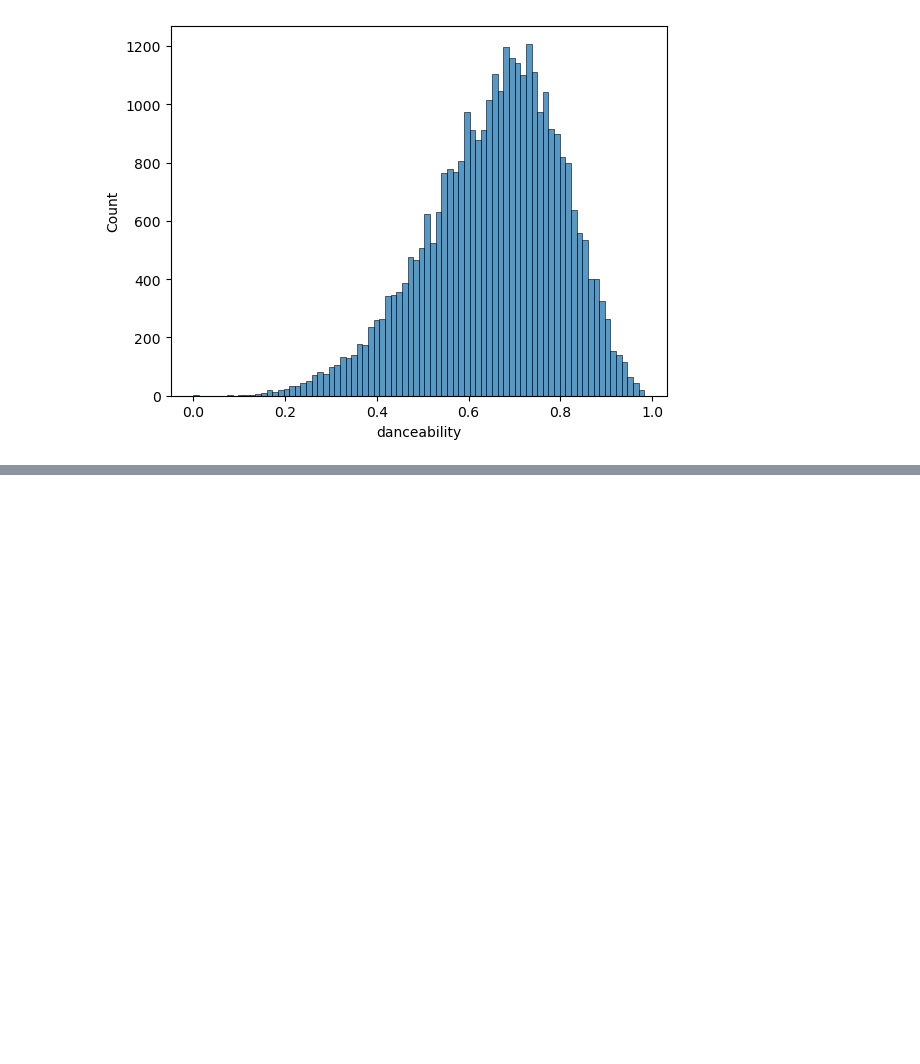
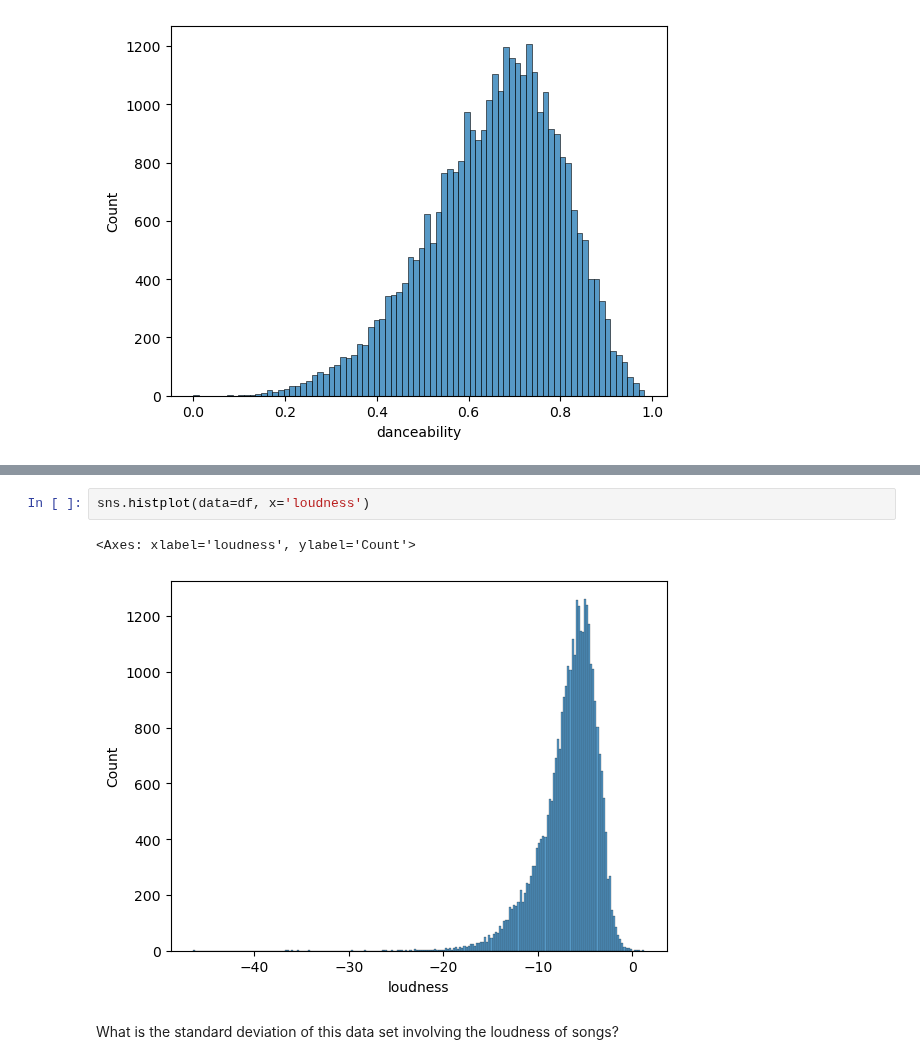
Before and after one commit to whoshilo/AI, a Jupyter notebook: Semester 1/Spotify/SpotifySongs.ipynb, the cells around one changed output, grey strips where cells are left out. Drawn from its saved outputs; the diff is of its cells as text; blank space fills up the shorter version.

```diff
--- a/Semester 1/Spotify/SpotifySongs.ipynb
+++ b/Semester 1/Spotify/SpotifySongs.ipynb
@@ -97,0 +141,7 @@ sns.histplot(data=df, x='danceability')
+# %%
+sns.histplot(data=df, x='loudness')
+# %% [output]
+<Axes: xlabel='loudness', ylabel='Count'>
+[figure, added]
+# %% [markdown]
+What is the standard deviation of this data set involving the loudness of songs?
```
Also changed, not shown: parts of 5 cells of this notebook.
